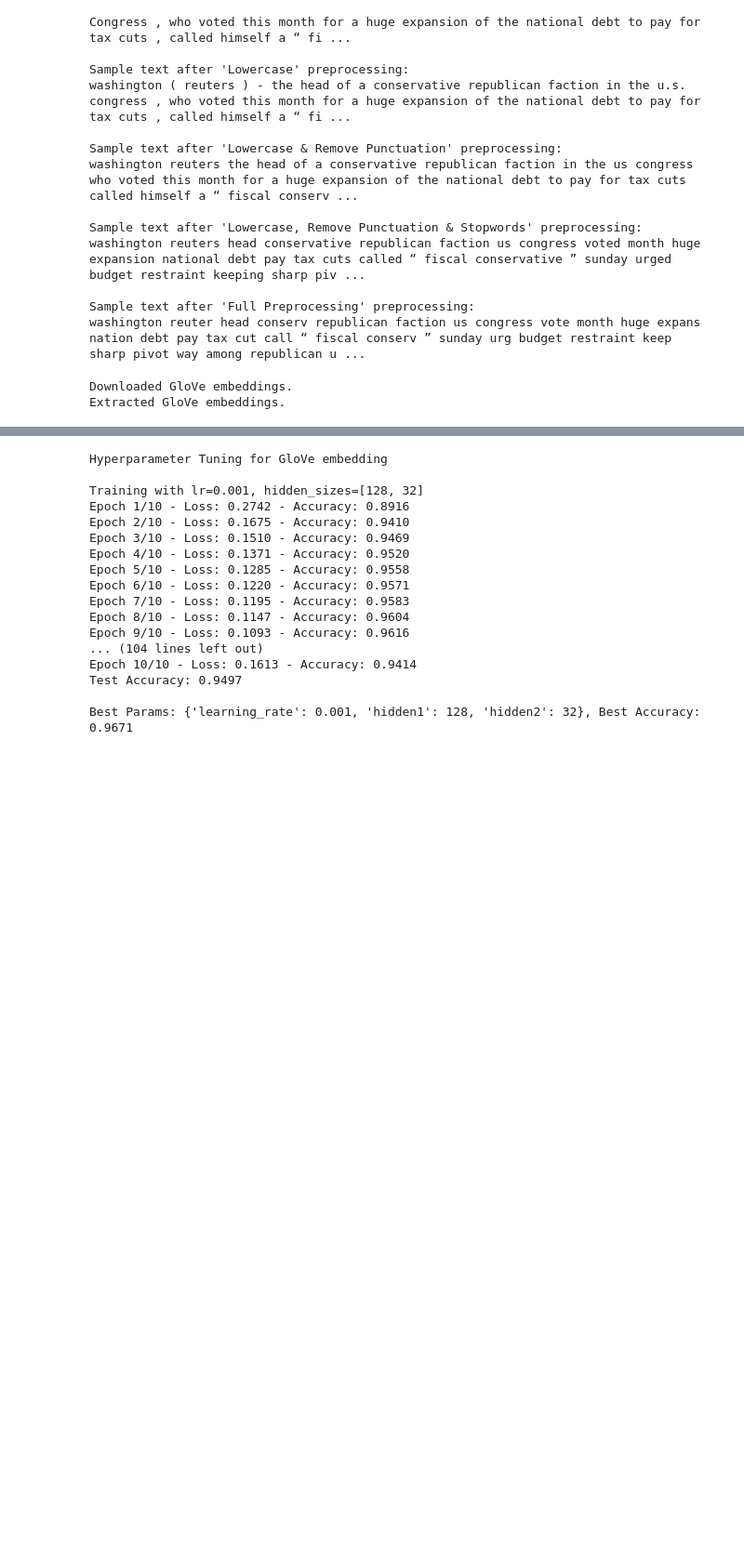
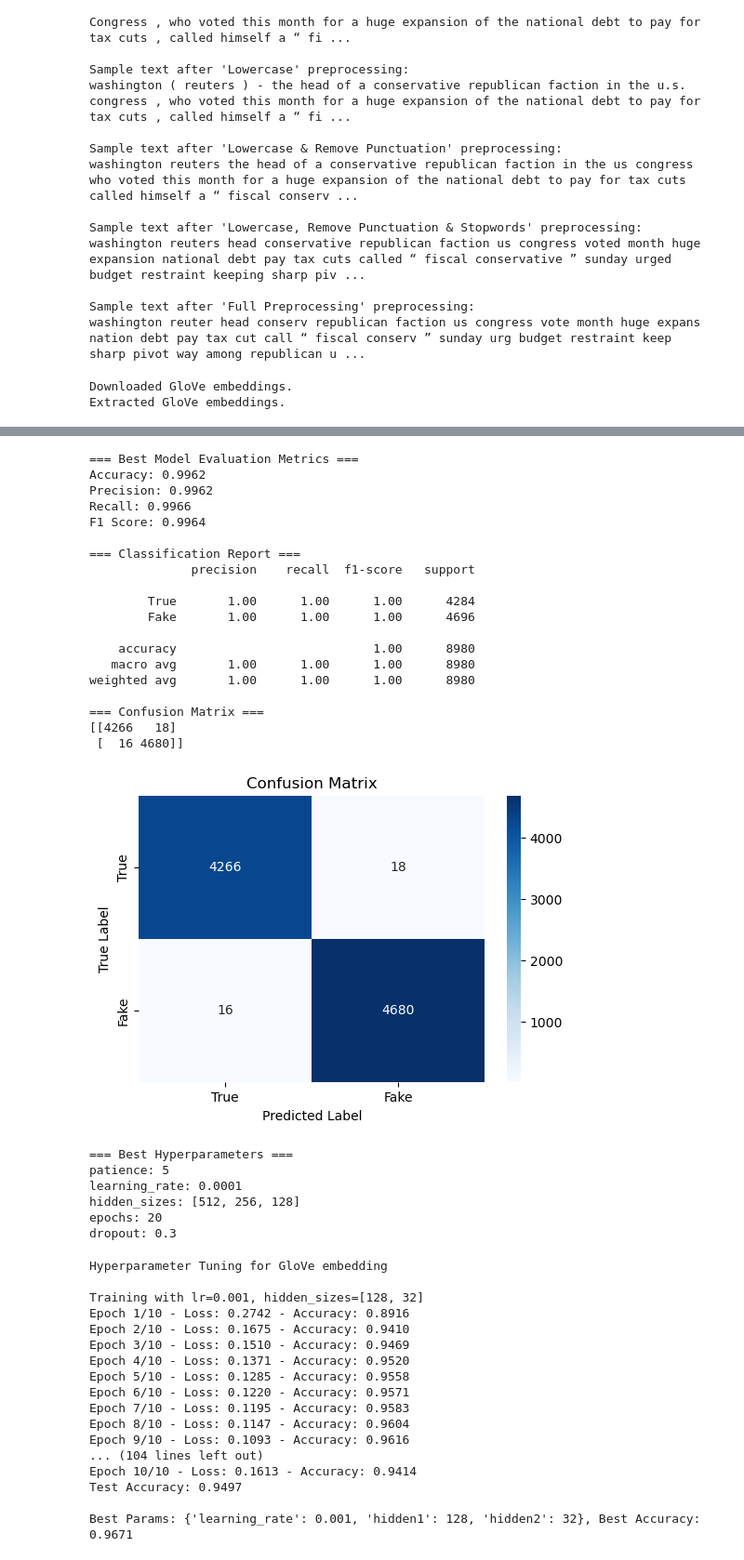
Before and after one commit to wmegumi/Fake-news-classifier, a Jupyter notebook: FNN.ipynb, the cells around one changed output, grey strips where cells are left out. Shown at 93% size. Saved outputs shown, nothing was run; the diff lists cells and outputs as text; code cells hidden in the pictures; blank space fills up the shorter version.

```diff
--- a/FNN.ipynb
+++ b/FNN.ipynb
@@ -492,0 +768,18 @@ GloVe: Test Accuracy = 0.9683
+# %%
+# Cell 11: Analyze and Select Best Preprocessing-Embedding Pairs
+
+# Extract the best combination based on F1 Score
+best_combination = summary.sort_values(by='F1 Score', ascending=False).iloc[0]
+print(f"Best Preprocessing + Embedding Combination: {best_combination['Combination']}")
+print(f"Accuracy: {best_combination['Accuracy']:.4f}")
+print(f"Precision: {best_combination['Precision']:.4f}")
+print(f"Recall: {best_combination['Recall']:.4f}")
+print(f"F1 Score: {best_combination['F1 Score']:.4f}")
+
+# Identify the preprocessing and embedding method
+best_prep, best_embed = best_combination['Combination'].split(' + ')
+
+print("\nDetails of the Best Model:")
+print(results[best_combination['Combination']]['Classification Report'])
+print("Confusion Matrix:")
+print(results[best_combination['Combination']]['Confusion Matrix'])
@@ -493,3 +1154,63 @@ GloVe: Test Accuracy = 0.9683
+# %%
+# Cell 14: Print and Visualize Statistics for the Best Model
+
+# 1. Print Evaluation Metrics
+print("=== Best Model Evaluation Metrics ===")
+print(f"Accuracy: {final_acc:.4f}")
+print(f"Precision: {final_precision:.4f}")
+print(f"Recall: {final_recall:.4f}")
+print(f"F1 Score: {final_f1:.4f}")
+
+# 2. Print Classification Report
+print("\n=== Classification Report ===")
+print(final_report)
+
+# 3. Print Confusion Matrix
+print("=== Confusion Matrix ===")
+print(final_cm)
+
+# 4. Visualize Confusion Matrix
+import seaborn as sns
+import matplotlib.pyplot as plt
+
+plt.figure(figsize=(6,4))
+sns.heatmap(final_cm, annot=True, fmt='d', cmap='Blues', xticklabels=['True', 'Fake'], yticklabels=['True', 'Fake'])
+plt.xlabel('Predicted Label')
+plt.ylabel('True Label')
+plt.title('Confusion Matrix')
+plt.show()
+
+# 5. Print Best Hyperparameters
+print("\n=== Best Hyperparameters ===")
+for param, value in best_params.items():
+    print(f"{param}: {value}")
+# %% [output]
+=== Best Model Evaluation Metrics ===
+Accuracy: 0.9962
+Precision: 0.9962
+Recall: 0.9966
+F1 Score: 0.9964
+
+=== Classification Report ===
+              precision    recall  f1-score   support
+
+        True       1.00      1.00      1.00      4284
+        Fake       1.00      1.00      1.00      4696
+
+    accuracy                           1.00      8980
+   macro avg       1.00      1.00      1.00      8980
+weighted avg       1.00      1.00      1.00      8980
+
+=== Confusion Matrix ===
+[[4266   18]
+ [  16 4680]]
+[figure, added]
+=== Best Hyperparameters ===
+patience: 5
+learning_rate: 0.0001
+hidden_sizes: [512, 256, 128]
+epochs: 20
+dropout: 0.3
 # %%
 # Cell 11: Hyperparameter Tuning with RandomizedSearch
 
```
Also changed, not shown: parts of 10 cells of this notebook, 1 other file.
